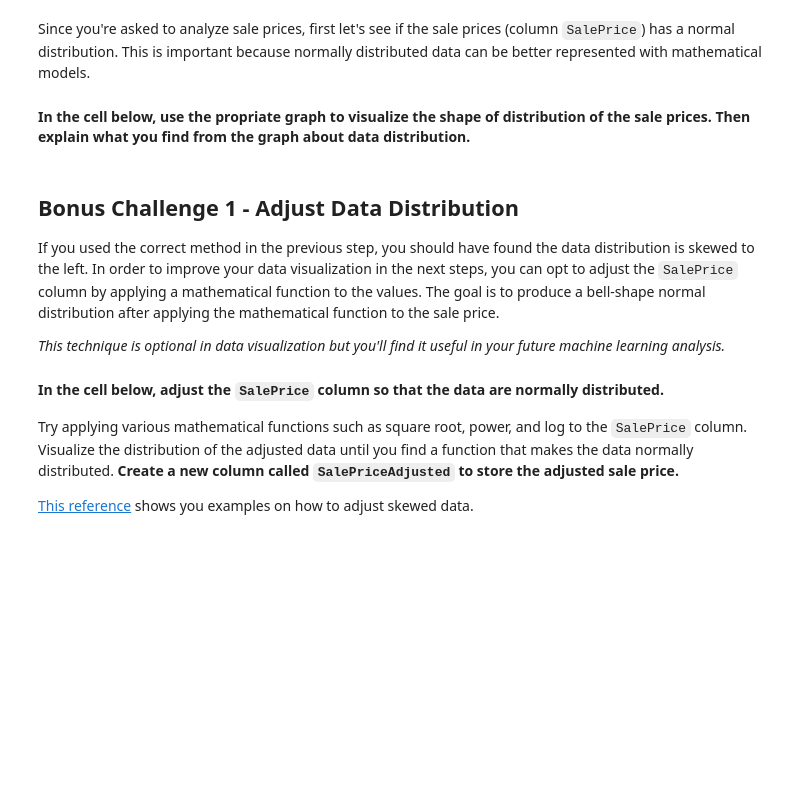
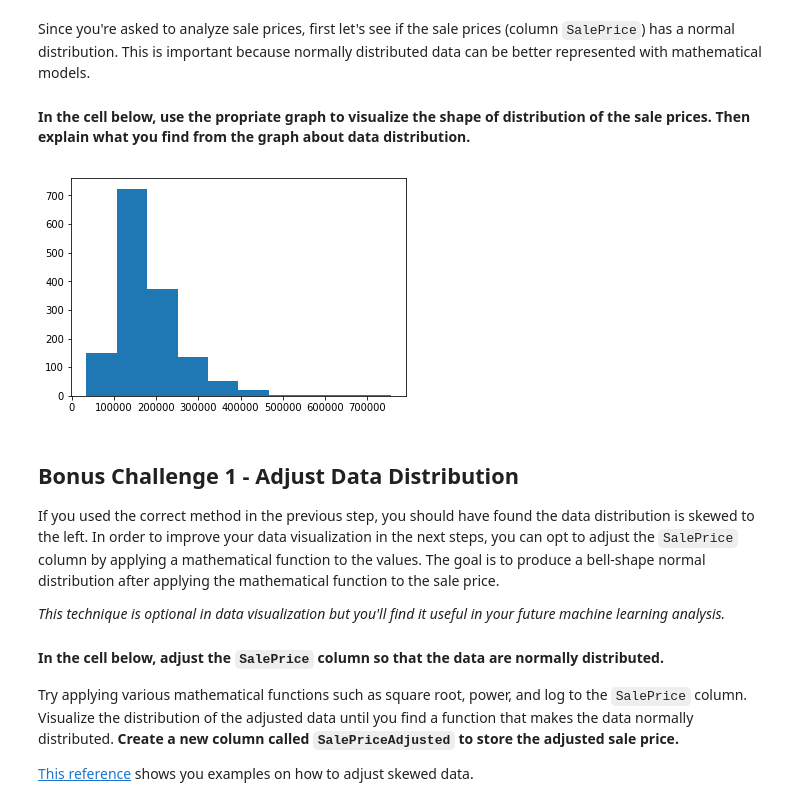
Before and after one commit to ta-datapt-bcn/lab-storytelling-data-visualization, a Jupyter notebook: your-code/main.ipynb, the cells around one changed output. Drawn from its saved outputs; the diff is of its cells as text; code cells hidden in the pictures; blank space fills up the shorter version.

```diff
--- a/your-code/main.ipynb
+++ b/your-code/main.ipynb
@@ -37,3 +57,6 @@ You find the dataset has 81 columns which are a lot.
 #### Since the column `Id` is meaningless in our data visualization work, let's drop it
 # %%
 # your code here
+
+df.drop('Id', axis=1, inplace=True)
+df.head()
@@ -51,0 +81,11 @@ Make a table containing the column name and the percentage of missing values. Pr
+# %%
+# your code here
+percent_missing = df.isnull().sum() * 100 / len(df)
+missing_value_df = pd.DataFrame({'column_name': df.columns,
+                                 'percent_missing': percent_missing})
+
+#missing_value_df.sort_values('percent_missing', ascending=False)
+
+missing_value_df = missing_value_df[missing_value_df.percent_missing > 20].sort_values('percent_missing', ascending=False)
+
+missing_value_df
@@ -55,3 +102,5 @@ Make a table containing the column name and the percentage of missing values. Pr
 After dropping, check the shape of your dataframes. You should have 75 columns now.
 # %%
 # your code here
+columns = list(missing_value_df.column_name)
+columns
@@ -57,0 +109,2 @@ After dropping, check the shape of your dataframes. You should have 75 columns n
+# %%
+df = df.drop(columns, axis=1)
@@ -59,4 +122,12 @@ After dropping, check the shape of your dataframes. You should have 75 columns n
 Since you're asked to analyze sale prices, first let's see if the sale prices (column `SalePrice`) has a normal distribution. This is important because normally distributed data can be better represented with mathematical models.
 
 #### In the cell below, use the propriate graph to visualize the shape of distribution of the sale prices. Then explain what you find from the graph about data distribution.
+# %%
+# your code here
+df = df.sort_values(by='SalePrice', ascending=True)
+
+plt.hist(x = df.SalePrice)
+plt.show()
+# %% [output]
+[figure, added]
 # %%
```
Also changed, not shown: parts of 10 cells of this notebook.
